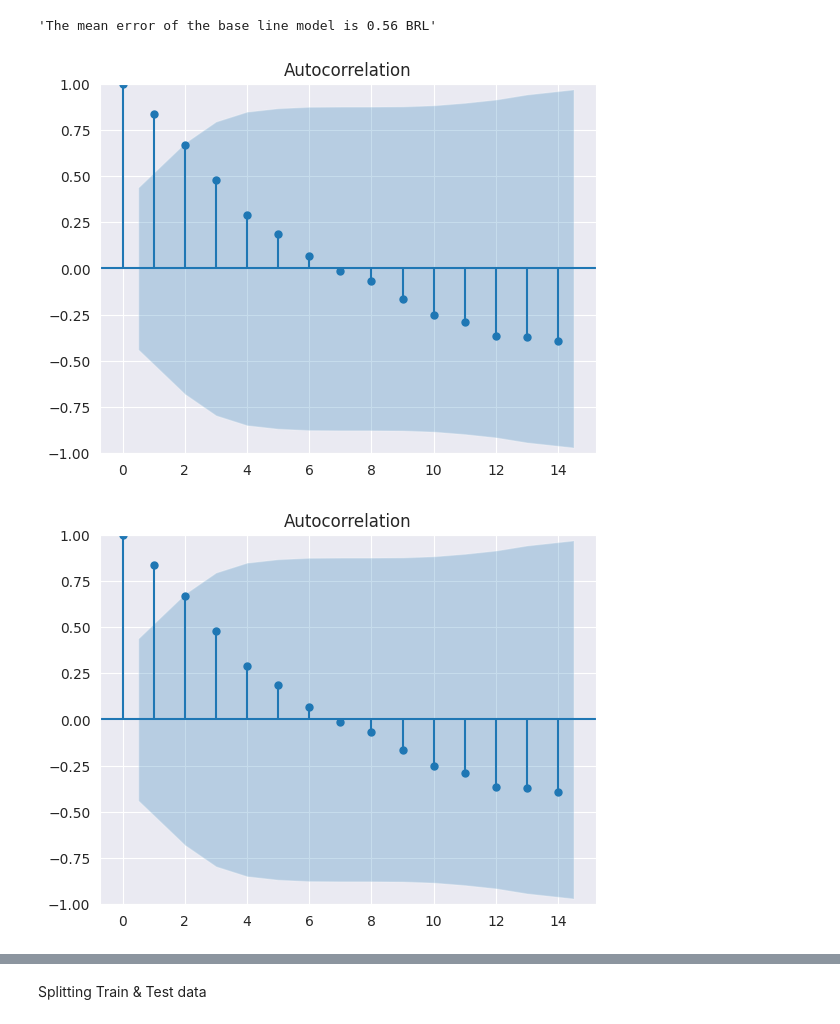
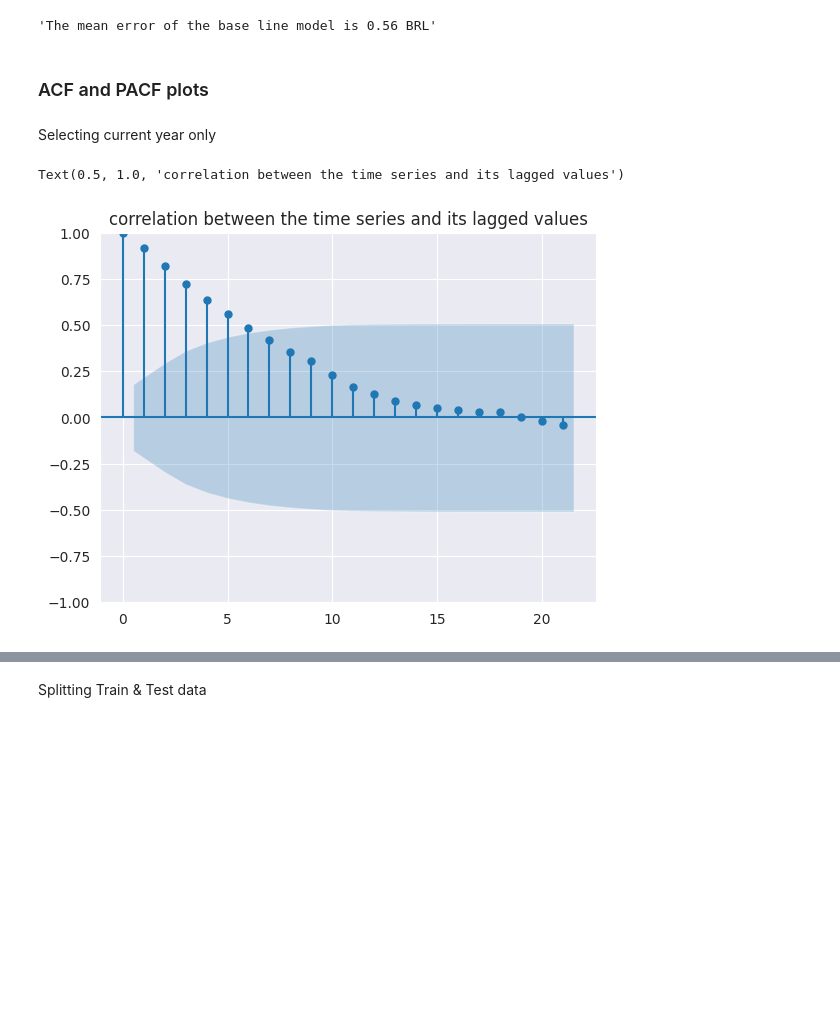
Before and after one commit to up841068/petropredict, a Jupyter notebook: PBR_predictive_model/notebooks/predictions.ipynb, the cells around one changed output, grey strips where cells are left out. Drawn from its saved outputs; the diff is of its cells as text; code cells hidden in the pictures; blank space fills up the shorter version.

```diff
--- a/PBR_predictive_model/notebooks/predictions.ipynb
+++ b/PBR_predictive_model/notebooks/predictions.ipynb
@@ -174,8 +193,15 @@ close_error = mean_squared_error(close_base.Close, close_base.Forecast_Close)
 f'The mean error of the base line model is {round(np.sqrt(close_error),2)} BRL'
 # %% [output]
 'The mean error of the base line model is 0.56 BRL'
+# %% [markdown]
+### ACF and PACF plots
+# %% [markdown]
+Selecting current year only
+# %%
+close_2023 = close.loc['2023-01-01':]
 # %%
-plot_acf(close.tail(20))
+plot_acf(close_2023)
+plt.title('correlation between the time series and its lagged values')
 # %% [output]
+Text(0.5, 1.0, 'correlation between the time series and its lagged values')
-[figure, old version]
+[figure, new version]
-[figure, removed]
```
Also changed, not shown: parts of 19 cells of this notebook.
